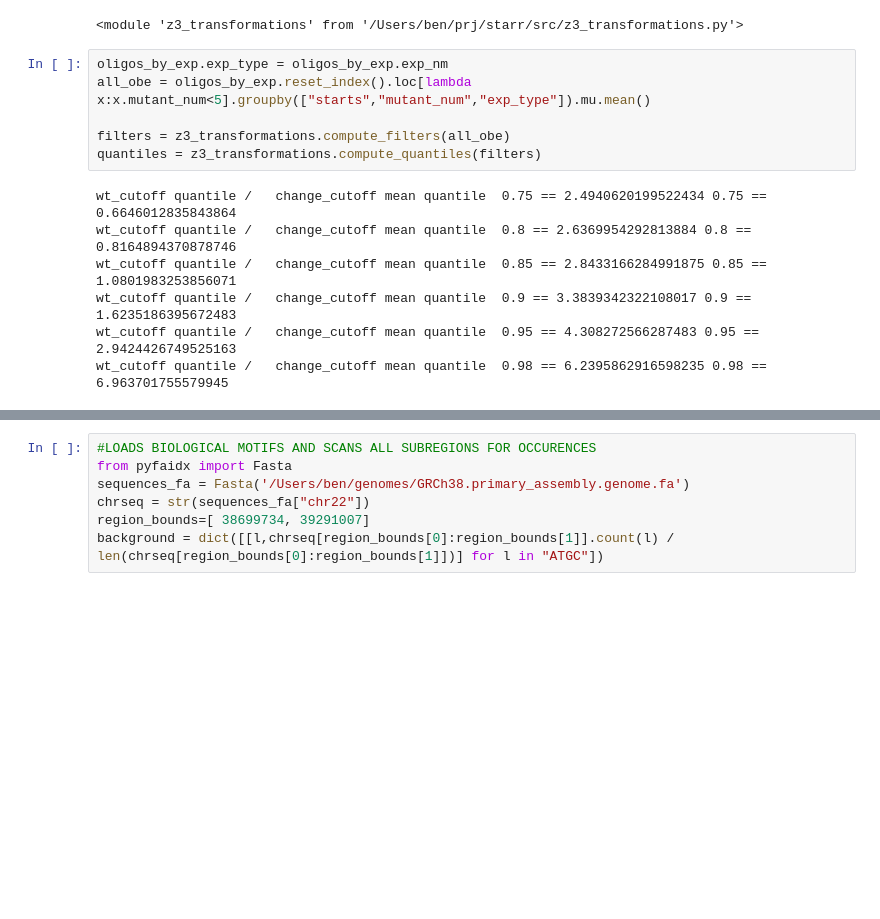
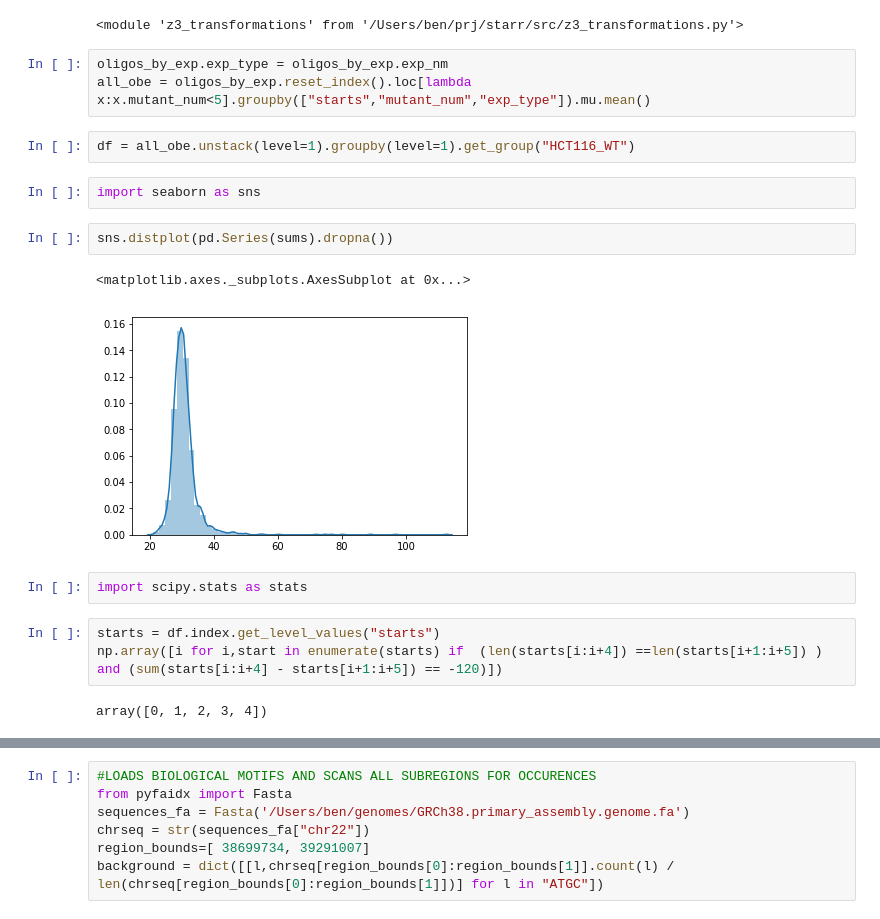
Before and after one commit to bh0085/High-Resolution-STARRseq, a Jupyter notebook: src/0916_lin_call_prep.ipynb, the cells around one changed output, grey strips where cells are left out. Cells and saved outputs as stored; diff of their text form; blank space fills up the shorter version.

```diff
--- a/src/0916_lin_call_prep.ipynb
+++ b/src/0916_lin_call_prep.ipynb
@@ -20,13 +20,19 @@ imp.reload(z3_transformations)
 # %%
 oligos_by_exp.exp_type = oligos_by_exp.exp_nm
 all_obe = oligos_by_exp.reset_index().loc[lambda x:x.mutant_num<5].groupby(["starts","mutant_num","exp_type"]).mu.mean()
-
-filters = z3_transformations.compute_filters(all_obe)
-quantiles = z3_transformations.compute_quantiles(filters)
-# %% [output]
-wt_cutoff quantile /   change_cutoff mean quantile  0.75 == 2.4940620199522434 0.75 == 0.6646012835843864
-wt_cutoff quantile /   change_cutoff mean quantile  0.8 == 2.6369954292813884 0.8 == 0.8164894370878746
-wt_cutoff quantile /   change_cutoff mean quantile  0.85 == 2.8433166284991875 0.85 == 1.0801983253856071
-wt_cutoff quantile /   change_cutoff mean quantile  0.9 == 3.3839342322108017 0.9 == 1.6235186395672483
-wt_cutoff quantile /   change_cutoff mean quantile  0.95 == 4.308272566287483 0.95 == 2.9424426749525163
-wt_cutoff quantile /   change_cutoff mean quantile  0.98 == 6.2395862916598235 0.98 == 6.963701755579945
+# %%
+df = all_obe.unstack(level=1).groupby(level=1).get_group("HCT116_WT")
+# %%
+import seaborn as sns
+# %%
+sns.distplot(pd.Series(sums).dropna())
+# %% [output]
+<matplotlib.axes._subplots.AxesSubplot at 0x...>
+[figure, added]
+# %%
+import scipy.stats as stats
+# %%
+starts = df.index.get_level_values("starts")
+np.array([i for i,start in enumerate(starts) if  (len(starts[i:i+4]) ==len(starts[i+1:i+5]) ) and (sum(starts[i:i+4] - starts[i+1:i+5]) == -120)])
+# %% [output]
+array([0, 1, 2, 3, 4])
```
Also changed, not shown: parts of 71 cells of this notebook, 1 other file.
